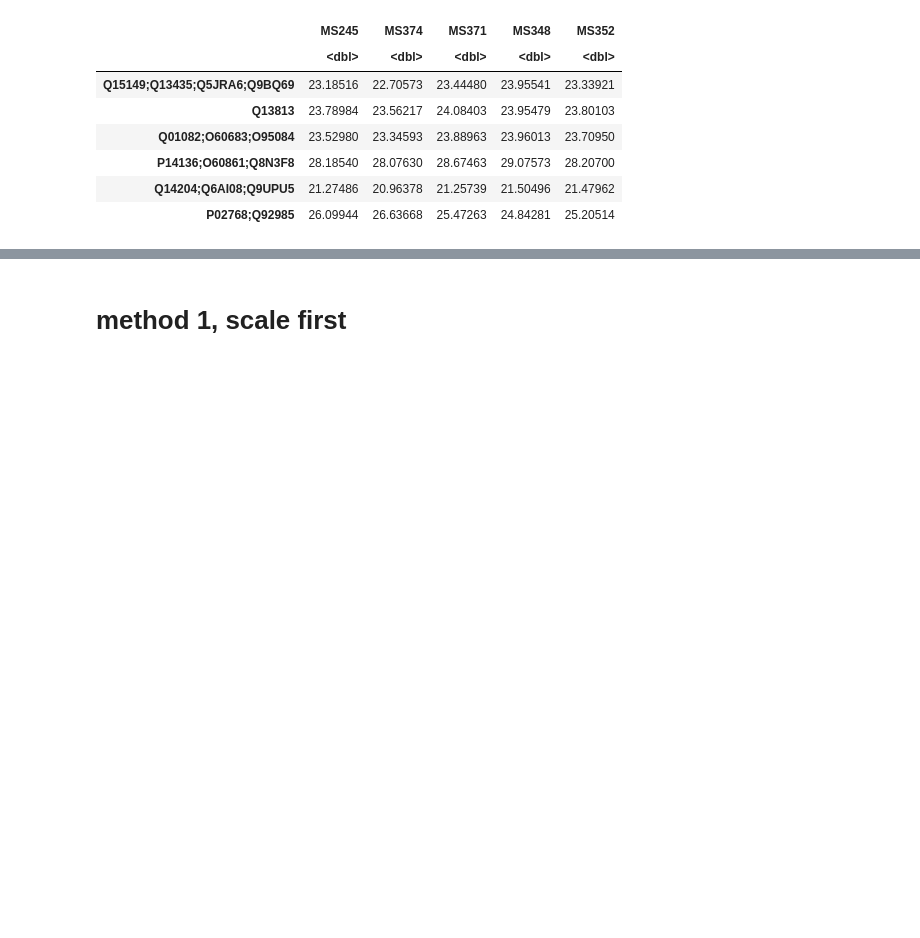
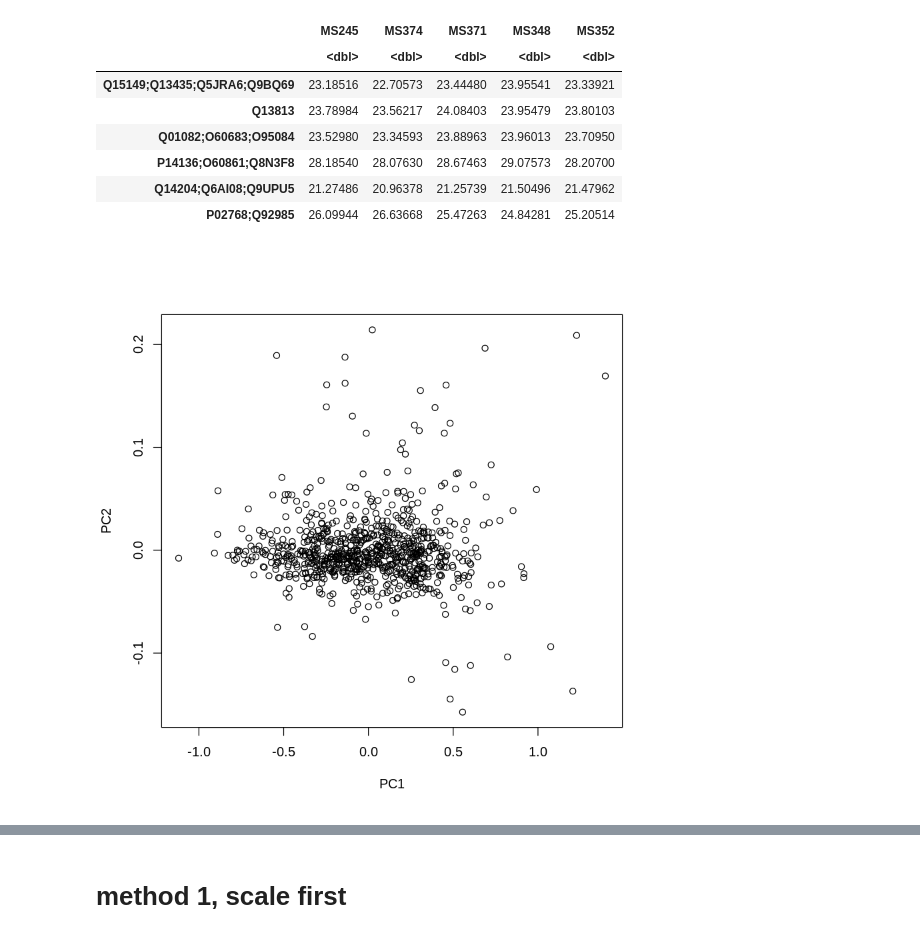
Before and after one commit to zhuy16/learning_notes, a Jupyter notebook: Clustering_forAlexDataBySample.ipynb, the cells around one changed output, grey strips where cells are left out. Drawn from its saved outputs; the diff is of its cells as text; code cells hidden in the pictures; blank space fills up the shorter version.

```diff
--- a/Clustering_forAlexDataBySample.ipynb
+++ b/Clustering_forAlexDataBySample.ipynb
@@ -16,0 +19,6 @@ A data.frame: 6 × 5
+# %%
+pca = prcomp(log(test_data))
+# %%
+plot(pca$x)
+# %% [output]
+[figure, added]
```
Also changed, not shown: parts of 5 cells of this notebook, 1 other file.
